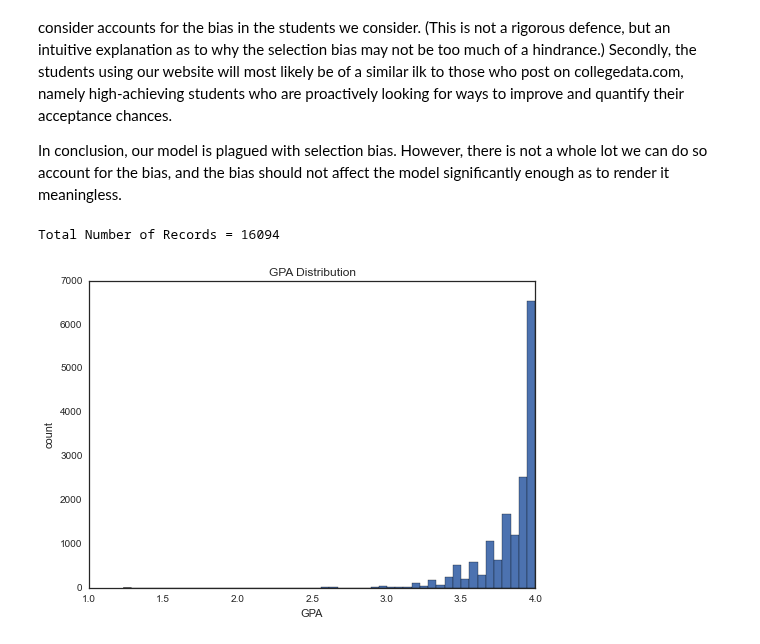
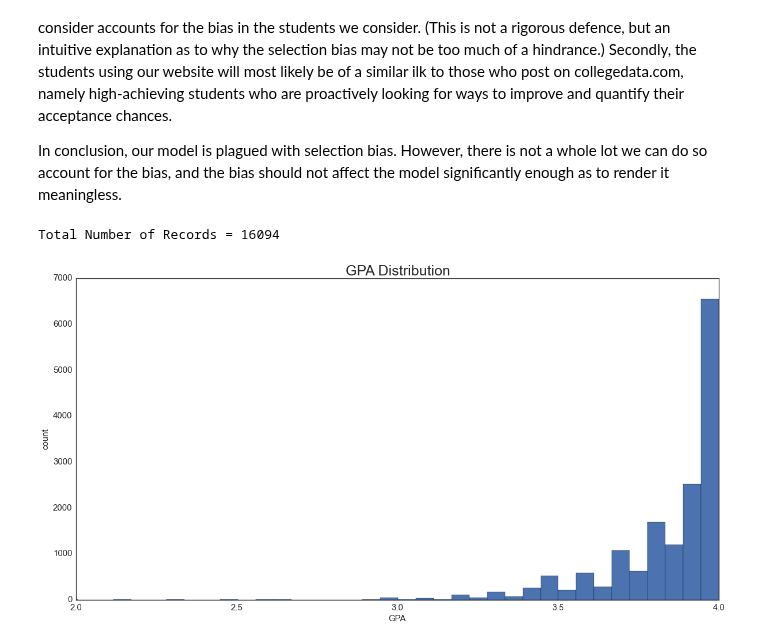
Before and after one commit to wihl/cs109-groupproj-college, a Jupyter notebook: EDA.ipynb, the cells around one changed output. Saved outputs shown, nothing was run; the diff lists cells and outputs as text; code cells hidden in the pictures.

```diff
--- a/EDA.ipynb
+++ b/EDA.ipynb
@@ -147,11 +145,15 @@ In conclusion, our model is plagued with selection bias. However, there is not a
 # %%
 unnormalized = pd.read_csv("collegedata_unnormalized.csv", index_col=0)
 print "Total Number of Records = %s" %len(unnormalized.index)
+plt.figure(figsize=(20,10))
 plt.hist(unnormalized.GPA,bins=50)
-plt.xlabel("GPA")
-plt.ylabel("count")
-plt.title("GPA Distribution")
+plt.xlabel("GPA",size=15)
+plt.xticks(size=15)
+plt.yticks(size=15)
+plt.xlim([2,4])
+plt.ylabel("count",size=15)
+plt.title("GPA Distribution",size=25)
 plt.show()
 # %% [output]
 Total Number of Records = 16094
-[figure, old version]
+[figure, new version]
```
Also changed, not shown: parts of 2 cells of this notebook.
